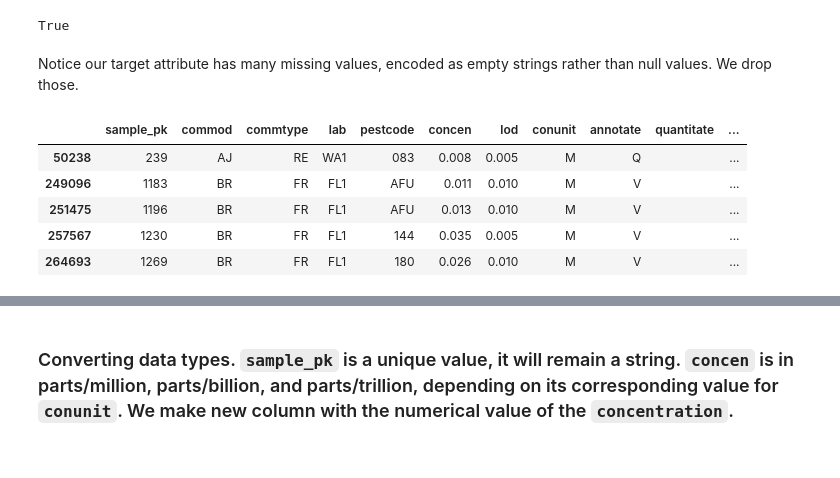
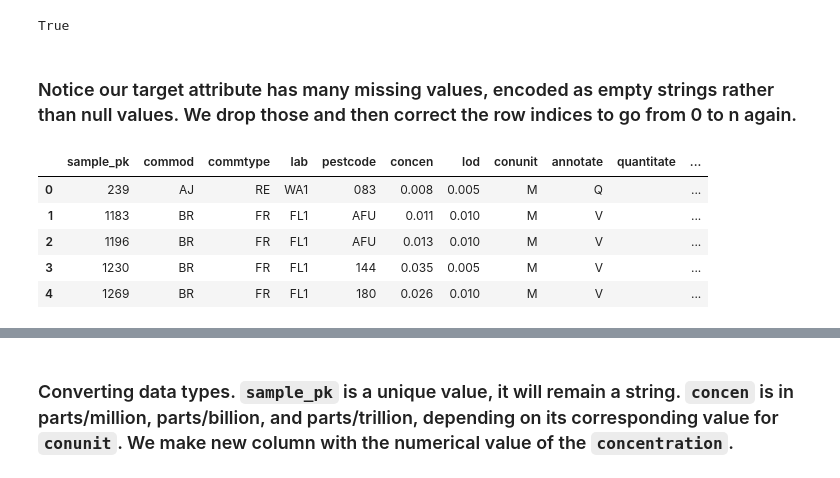
Before and after one commit to cenuno/dsc-3-final-project, a Jupyter notebook: EDA.ipynb, the cells around one changed output, grey strips where cells are left out. Saved outputs shown, nothing was run; the diff lists cells and outputs as text; code cells hidden in the pictures.

```diff
--- a/EDA.ipynb
+++ b/EDA.ipynb
@@ -96,15 +99,18 @@ results['annotate'][0] == ''
 # %% [output]
 True
 # %% [markdown]
-Notice our target attribute has many missing values, encoded as empty strings rather than null values. We drop those.
+### Notice our target attribute has many missing values, encoded as empty strings rather than null values. We drop those and then correct the row indices to go from 0 to n again.
 # %%
 results = results[results['annotate'] != '']
-results.head()
-# %% [output]
-|  | sample_pk | commod | commtype | lab | pestcode | concen | lod | conunit | annotate | quantitate | ... |
-| 50238 | 239 | AJ | RE | WA1 | 083 | 0.008 | 0.005 | M | Q |  | ... |
-| 249096 | 1183 | BR | FR | FL1 | AFU | 0.011 | 0.010 | M | V |  | ... |
-| 251475 | 1196 | BR | FR | FL1 | AFU | 0.013 | 0.010 | M | V |  | ... |
-| 257567 | 1230 | BR | FR | FL1 | 144 | 0.035 | 0.005 | M | V |  | ... |
-| 264693 | 1269 | BR | FR | FL1 | 180 | 0.026 | 0.010 | M | V |  | ... |
+# %%
+results.reset_index(inplace=True)
+results.drop('index', axis=1, inplace=True)
+results.head()
+# %% [output]
+|  | sample_pk | commod | commtype | lab | pestcode | concen | lod | conunit | annotate | quantitate | ... |
+| 0 | 239 | AJ | RE | WA1 | 083 | 0.008 | 0.005 | M | Q |  | ... |
+| 1 | 1183 | BR | FR | FL1 | AFU | 0.011 | 0.010 | M | V |  | ... |
+| 2 | 1196 | BR | FR | FL1 | AFU | 0.013 | 0.010 | M | V |  | ... |
+| 3 | 1230 | BR | FR | FL1 | 144 | 0.035 | 0.005 | M | V |  | ... |
+| 4 | 1269 | BR | FR | FL1 | 180 | 0.026 | 0.010 | M | V |  | ... |
 # %% [markdown]
```
Also changed, not shown: parts of 15 cells of this notebook.
